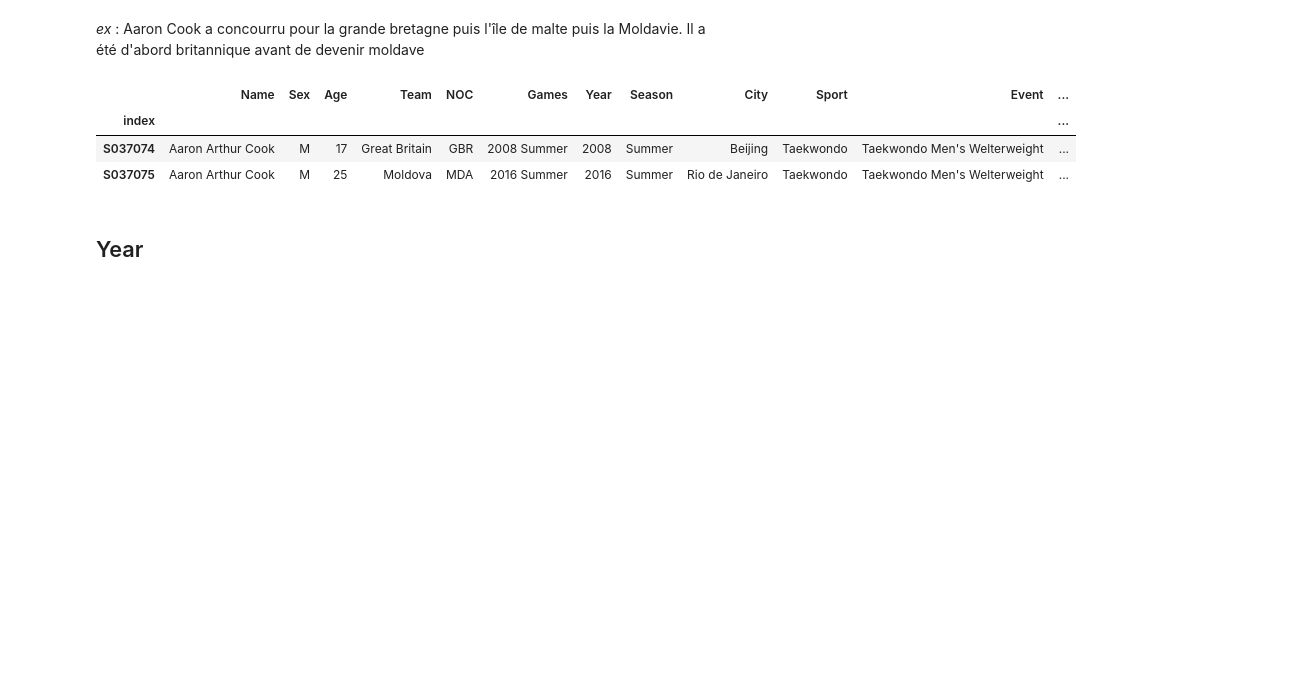
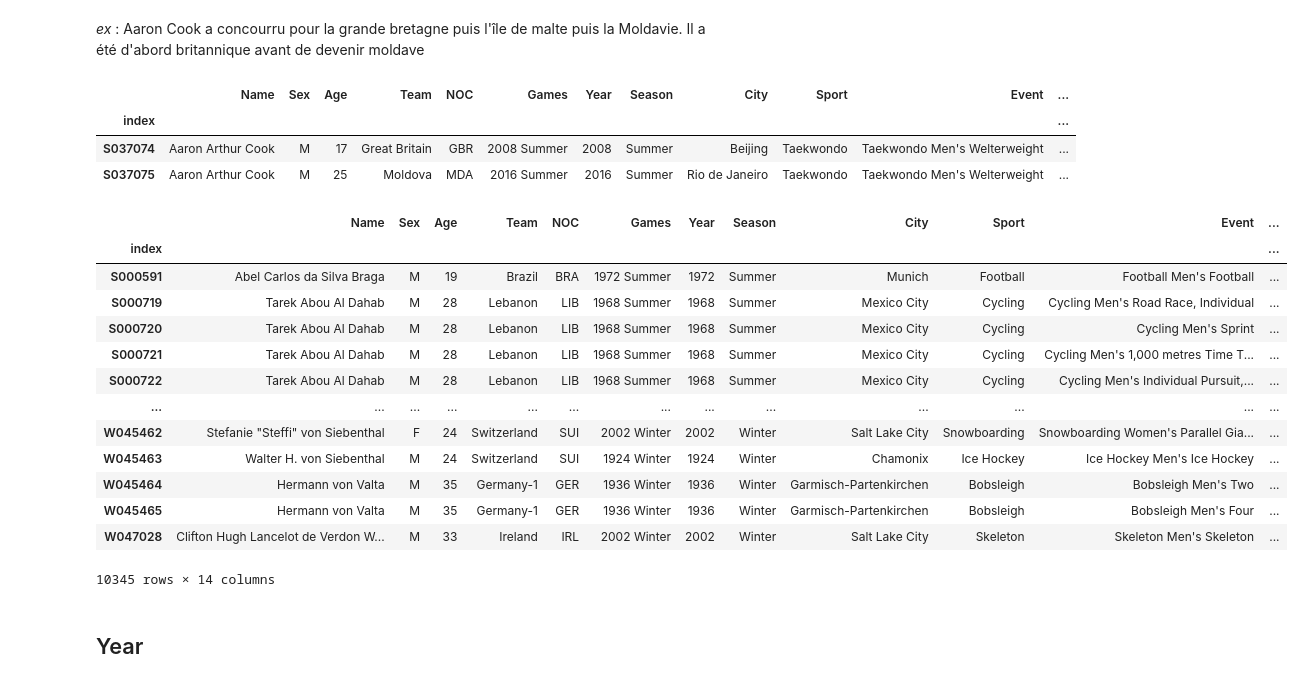
Before and after one commit to gitadum/querympics, a Jupyter notebook: analysis/explore.ipynb, the cells around one changed output. Saved outputs shown, nothing was run; the diff lists cells and outputs as text; code cells hidden in the pictures; blank space fills up the shorter version.

```diff
--- a/analysis/explore.ipynb
+++ b/analysis/explore.ipynb
@@ -368,6 +446,24 @@ athlet[athlet["ShortName"] == "Aaron COOK"]
 | index |  |  |  |  |  |  |  |  |  |  |  | ... |
 | S037074 | Aaron Arthur Cook | M | 17 | Great Britain | GBR | 2008 Summer | 2008 | Summer | Beijing | Taekwondo | Taekwondo Men's Welterweight | ... |
 | S037075 | Aaron Arthur Cook | M | 25 | Moldova | MDA | 2016 Summer | 2016 | Summer | Rio de Janeiro | Taekwondo | Taekwondo Men's Welterweight | ... |
+# %%
+athlet["lenShortName"] = athlet.ShortName.apply(lambda s: len(s.split(" ")))
+athlet[athlet["lenShortName"] > 2]
+# %% [output]
+|  | Name | Sex | Age | Team | NOC | Games | Year | Season | City | Sport | Event | ... |
+| index |  |  |  |  |  |  |  |  |  |  |  | ... |
+| S000591 | Abel Carlos da Silva Braga | M | 19 | Brazil | BRA | 1972 Summer | 1972 | Summer | Munich | Football | Football Men's Football | ... |
+| S000719 | Tarek Abou Al Dahab | M | 28 | Lebanon | LIB | 1968 Summer | 1968 | Summer | Mexico City | Cycling | Cycling Men's Road Race, Individual | ... |
+| S000720 | Tarek Abou Al Dahab | M | 28 | Lebanon | LIB | 1968 Summer | 1968 | Summer | Mexico City | Cycling | Cycling Men's Sprint | ... |
+| S000721 | Tarek Abou Al Dahab | M | 28 | Lebanon | LIB | 1968 Summer | 1968 | Summer | Mexico City | Cycling | Cycling Men's 1,000 metres Time T... | ... |
+| S000722 | Tarek Abou Al Dahab | M | 28 | Lebanon | LIB | 1968 Summer | 1968 | Summer | Mexico City | Cycling | Cycling Men's Individual Pursuit,... | ... |
+| ... | ... | ... | ... | ... | ... | ... | ... | ... | ... | ... | ... | ... |
+| W045462 | Stefanie "Steffi" von Siebenthal | F | 24 | Switzerland | SUI | 2002 Winter | 2002 | Winter | Salt Lake City | Snowboarding | Snowboarding Women's Parallel Gia... | ... |
+| W045463 | Walter H. von Siebenthal | M | 24 | Switzerland | SUI | 1924 Winter | 1924 | Winter | Chamonix | Ice Hockey | Ice Hockey Men's Ice Hockey | ... |
+| W045464 | Hermann von Valta | M | 35 | Germany-1 | GER | 1936 Winter | 1936 | Winter | Garmisch-Partenkirchen | Bobsleigh | Bobsleigh Men's Two | ... |
+| W045465 | Hermann von Valta | M | 35 | Germany-1 | GER | 1936 Winter | 1936 | Winter | Garmisch-Partenkirchen | Bobsleigh | Bobsleigh Men's Four | ... |
+| W047028 | Clifton Hugh Lancelot de Verdon W... | M | 33 | Ireland | IRL | 2002 Winter | 2002 | Winter | Salt Lake City | Skeleton | Skeleton Men's Skeleton | ... |
+10345 rows × 14 columns
 # %% [markdown]
 ## Year
 # %%
```
Also changed, not shown: parts of 14 cells of this notebook.
